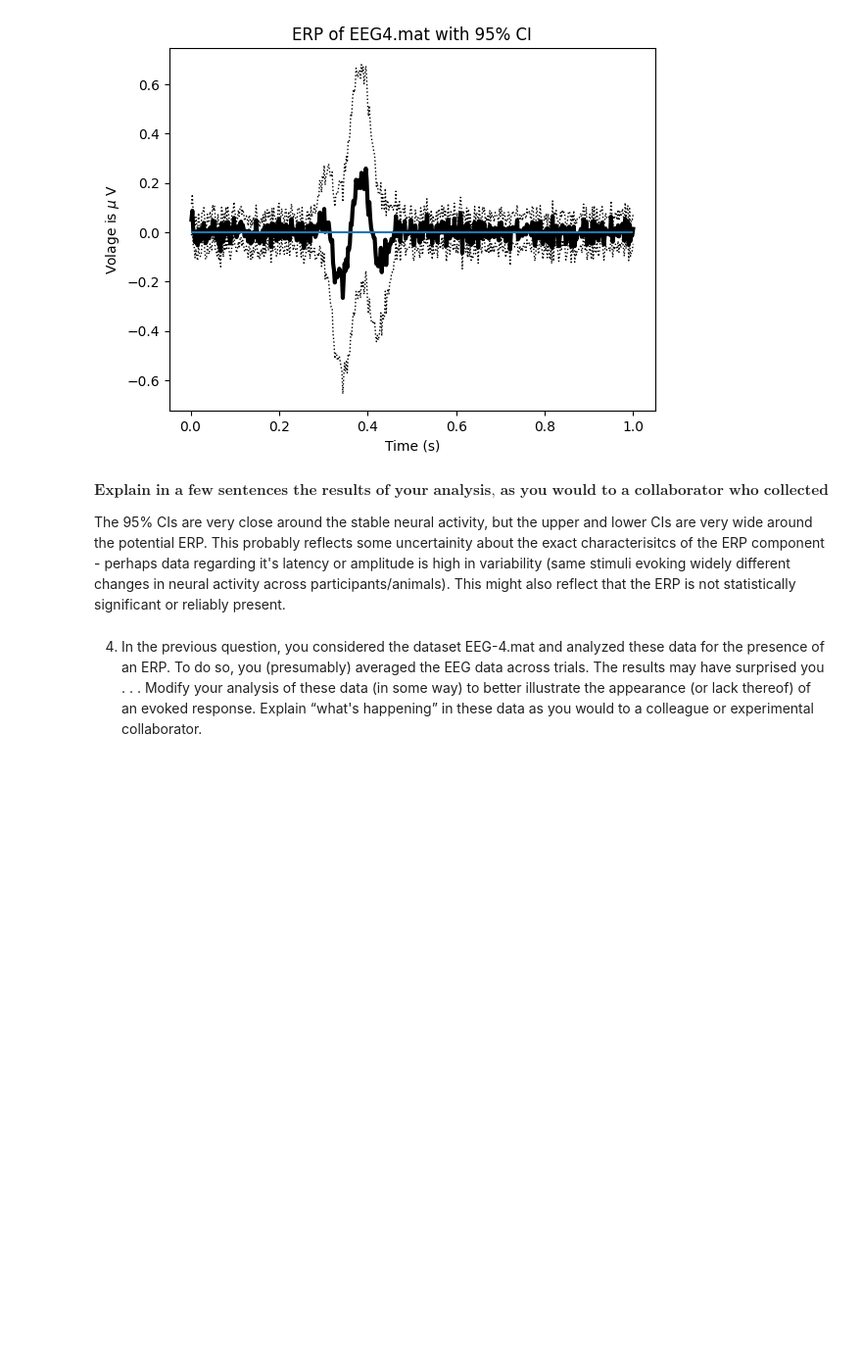
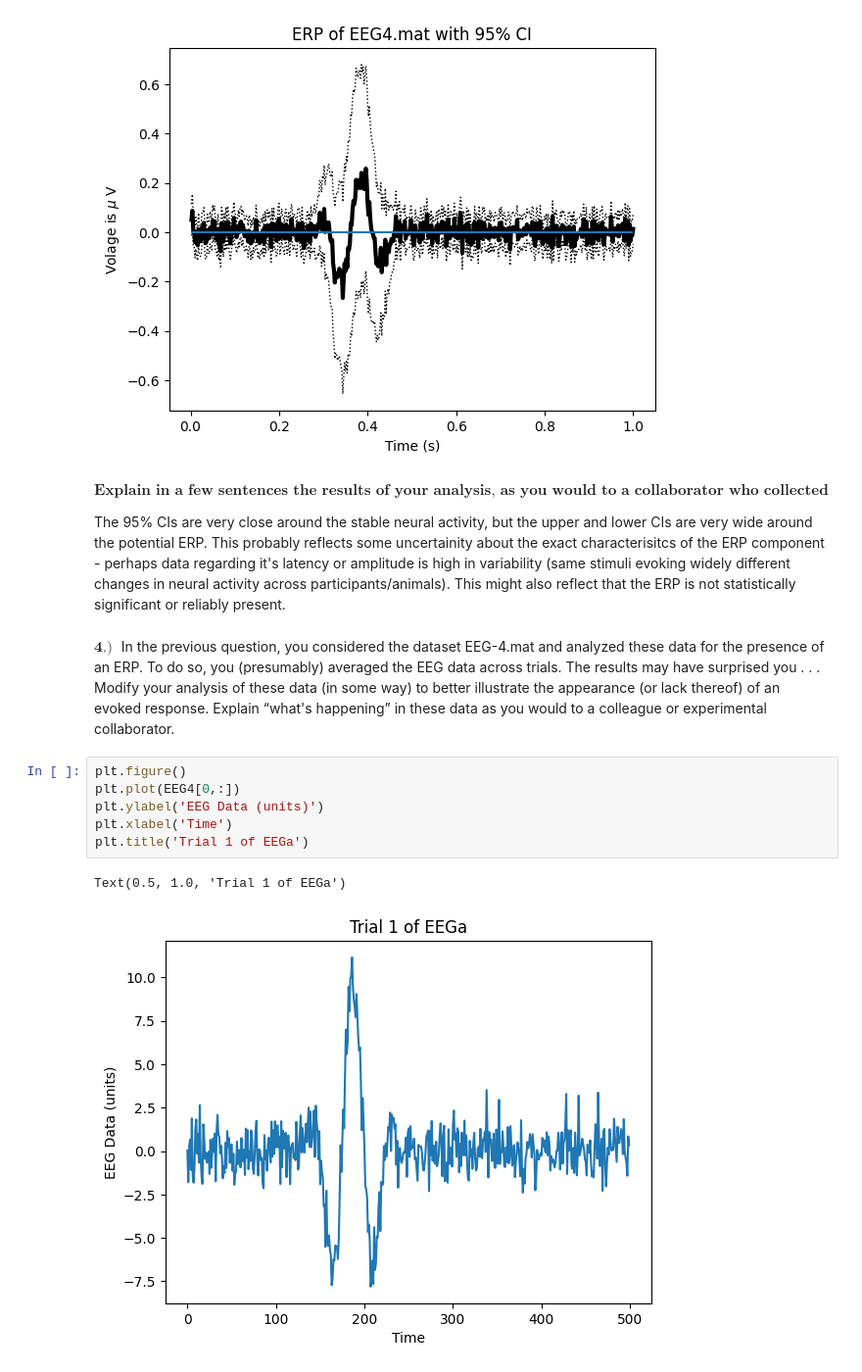
Before and after one commit to witchofizalith/MA665_HW, a Jupyter notebook: Assignment5_ERP/HW5.ipynb, the cells around one changed output. Shown at 98% size. Cells and saved outputs as stored; diff of their text form; blank space fills up the shorter version.

```diff
--- a/Assignment5_ERP/HW5.ipynb
+++ b/Assignment5_ERP/HW5.ipynb
@@ -281,4 +281,13 @@ $\textbf{Explain in a few sentences the results of your analysis, as you would t
 
 The 95% CIs are very close around the stable neural activity, but the upper and lower CIs are very wide around the potential ERP. This probably reflects some uncertainity about the exact characterisitcs of the ERP component - perhaps data regarding it's latency or amplitude is high in variability (same stimuli evoking widely different changes in neural activity across participants/animals). This might also reflect that the ERP is not statistically significant or reliably present.
 # %% [markdown]
-4. In the previous question, you considered the dataset EEG-4.mat and analyzed these data for the presence of an ERP.  To do so, you (presumably) averaged the EEG data across trials.  The results may have surprised you . . . Modify your analysis of these data (in some way) to better illustrate the appearance (or lack thereof) of an evoked response.  Explain “what's happening” in these data as you would to a colleague or experimental collaborator.
+$\textbf{4.) }$ In the previous question, you considered the dataset EEG-4.mat and analyzed these data for the presence of an ERP.  To do so, you (presumably) averaged the EEG data across trials.  The results may have surprised you . . . Modify your analysis of these data (in some way) to better illustrate the appearance (or lack thereof) of an evoked response.  Explain “what's happening” in these data as you would to a colleague or experimental collaborator.
+# %%
+plt.figure()
+plt.plot(EEG4[0,:])
+plt.ylabel('EEG Data (units)')
+plt.xlabel('Time')
+plt.title('Trial 1 of EEGa')
+# %% [output]
+Text(0.5, 1.0, 'Trial 1 of EEGa')
+[figure, added]
```
Also changed, not shown: parts of 21 cells of this notebook, 4 other files.
